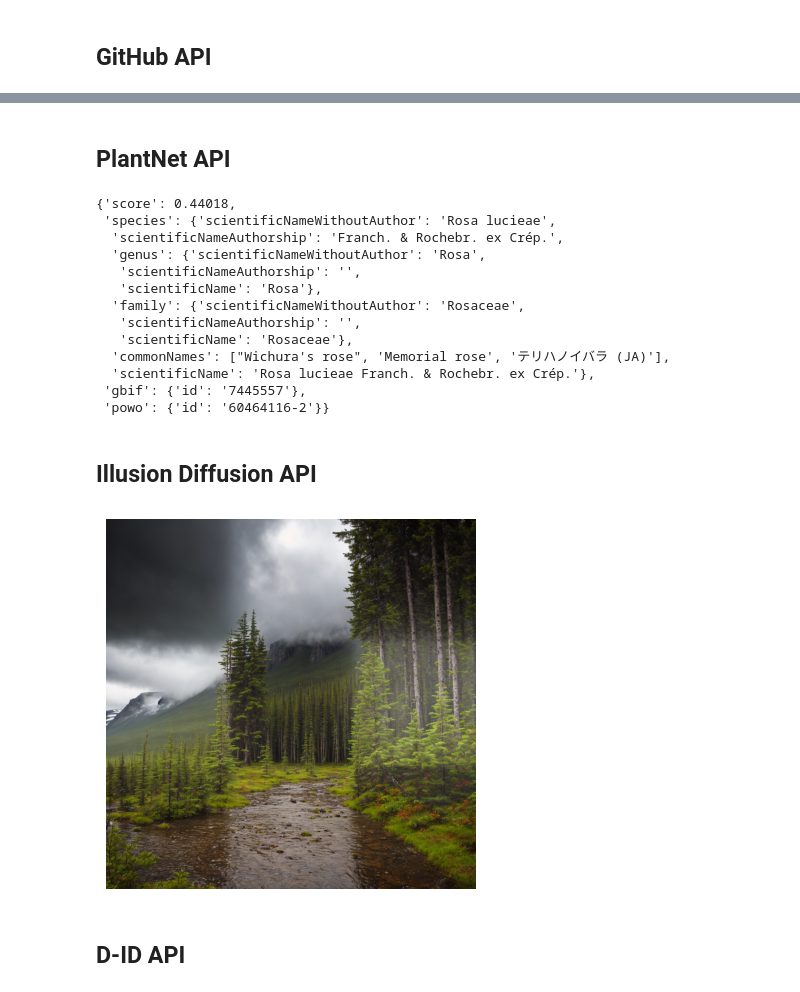
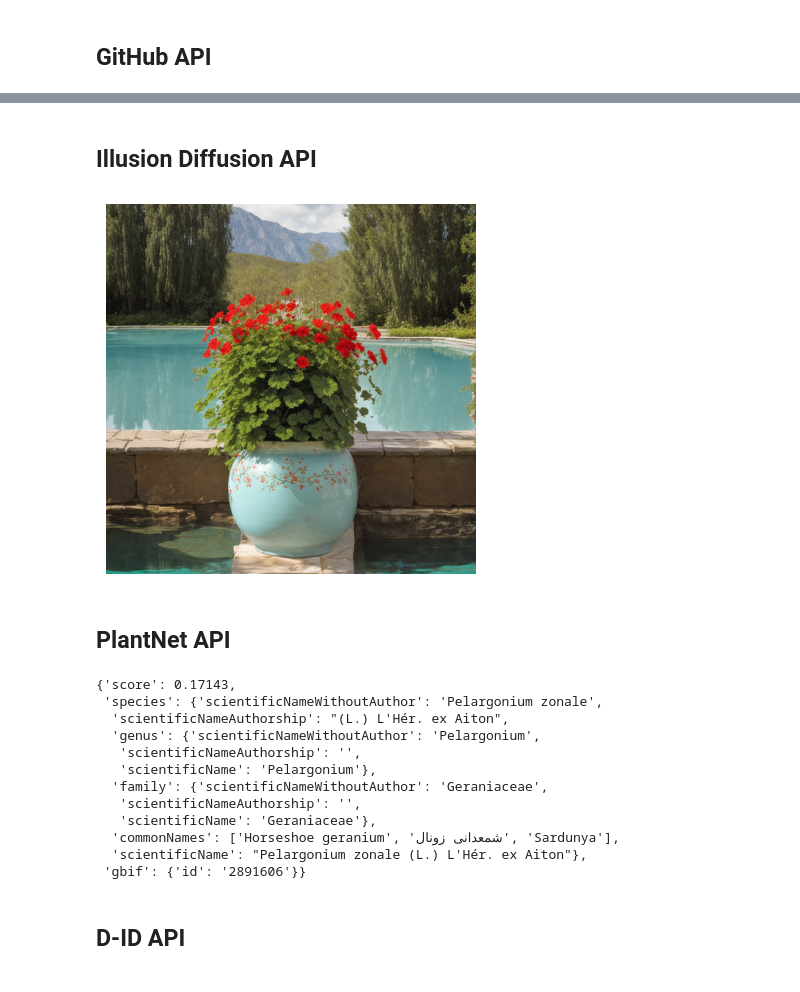
Before and after one commit to AlirezaKiaeipour/Python-Deployment, a Jupyter notebook: API/00_Introduction/Introduction_API.ipynb, the cells around one changed output, grey strips where cells are left out. Drawn from its saved outputs; the diff is of its cells as text; code cells hidden in the pictures.

```diff
--- a/API/00_Introduction/Introduction_API.ipynb
+++ b/API/00_Introduction/Introduction_API.ipynb
@@ -24,4 +24,28 @@ Followers: 36
 Following: 29
+# %% [markdown]
+## Illusion Diffusion API
+# %%
+url_illusion_diffusion = "https://54285744-illusion-diffusion.gateway.alpha.fal.ai/"
+Illusion_Diffusion_API_KEY = os.getenv("Illusion_Diffusion_API_KEY")
+headers = {
+    "Authorization": Illusion_Diffusion_API_KEY,
+    "Content-Type": "application/json"
+}
+
+payload = {
+    "image_url": "https://storage.googleapis.com/falserverless/illusion-examples/pattern.png",
+    "prompt": "(masterpiece:1.4), (best quality), (detailed), landscape, Geraniums in a green vase on the edge of a turquoise pond",
+    "negative_prompt": "(worst quality, poor details:1.4), lowres, (artist name, signature, watermark:1.4), bad-artist-anime, bad_prompt_version2, bad-hands-5, ng_deepnegative_v1_75t"
+}
+
+response_illusion_diffusion = requests.post(url=url_illusion_diffusion,headers=headers,json=payload)
+urllib.request.urlretrieve(response_illusion_diffusion.json()["image"]["url"], "generated_image.jpg")
+img = Image.open("generated_image.jpg")
+plt.imshow(img)
+plt.axis("off")
+plt.show()
+# %% [output]
+[figure, added]
 # %% [markdown]
 ## PlantNet API
 # %%
@@ -31,49 +55,24 @@ payload = {
     "api-key": PlantNet_API_KEY
 }
 files = {
-    "images": open("input/image.jpg","rb")
+    "images": open("input/generated_image.jpg","rb")
 }
 
 response = requests.post(url=url_plant, params=payload, files=files)
 response.json()["results"][0]
 # %% [output]
-{'score': 0.44018,
- 'species': {'scientificNameWithoutAuthor': 'Rosa lucieae',
-  'scientificNameAuthorship': 'Franch. & Rochebr. ex Crép.',
-  'genus': {'scientificNameWithoutAuthor': 'Rosa',
+{'score': 0.17143,
+ 'species': {'scientificNameWithoutAuthor': 'Pelargonium zonale',
+  'scientificNameAuthorship': "(L.) L'Hér. ex Aiton",
+  'genus': {'scientificNameWithoutAuthor': 'Pelargonium',
    'scientificNameAuthorship': '',
-   'scientificName': 'Rosa'},
-  'family': {'scientificNameWithoutAuthor': 'Rosaceae',
+   'scientificName': 'Pelargonium'},
+  'family': {'scientificNameWithoutAuthor': 'Geraniaceae',
    'scientificNameAuthorship': '',
-   'scientificName': 'Rosaceae'},
-  'commonNames': ["Wichura's rose", 'Memorial rose', 'テリハノイバラ (JA)'],
-  'scientificName': 'Rosa lucieae Franch. & Rochebr. ex Crép.'},
- 'gbif': {'id': '7445557'},
- 'powo': {'id': '60464116-2'}}
+   'scientificName': 'Geraniaceae'},
+  'commonNames': ['Horseshoe geranium', 'شمعدانی زونال', 'Sardunya'],
+  'scientificName': "Pelargonium zonale (L.) L'Hér. ex Aiton"},
+ 'gbif': {'id': '2891606'}}
-# %% [markdown]
-## Illusion Diffusion API
-# %%
-url_illusion_diffusion = "https://54285744-illusion-diffusion.gateway.alpha.fal.ai/"
-Illusion_Diffusion_API_KEY = os.getenv("Illusion_Diffusion_API_KEY")
-headers = {
-    "Authorization": Illusion_Diffusion_API_KEY,
-    "Content-Type": "application/json"
-}
-
-payload = {
-    "image_url": "https://storage.googleapis.com/falserverless/illusion-examples/pattern.png",
-    "prompt": f"(masterpiece:1.4), (best quality), (detailed), landscape, Rainy forest of northern Canada",
-    "negative_prompt": "(worst quality, poor details:1.4), lowres, (artist name, signature, watermark:1.4), bad-artist-anime, bad_prompt_version2, bad-hands-5, ng_deepnegative_v1_75t"
-}
-
-response_illusion_diffusion = requests.post(url=url_illusion_diffusion,headers=headers,json=payload)
-urllib.request.urlretrieve(response_illusion_diffusion.json()["image"]["url"], "generated_image.jpg")
-img = Image.open("generated_image.jpg")
-plt.imshow(img)
-plt.axis("off")
-plt.show()
-# %% [output]
-[figure, removed]
 # %% [markdown]
 ## D-ID API
 # %% [markdown]
```
Also changed, not shown: parts of 3 cells of this notebook, 1 other file.
